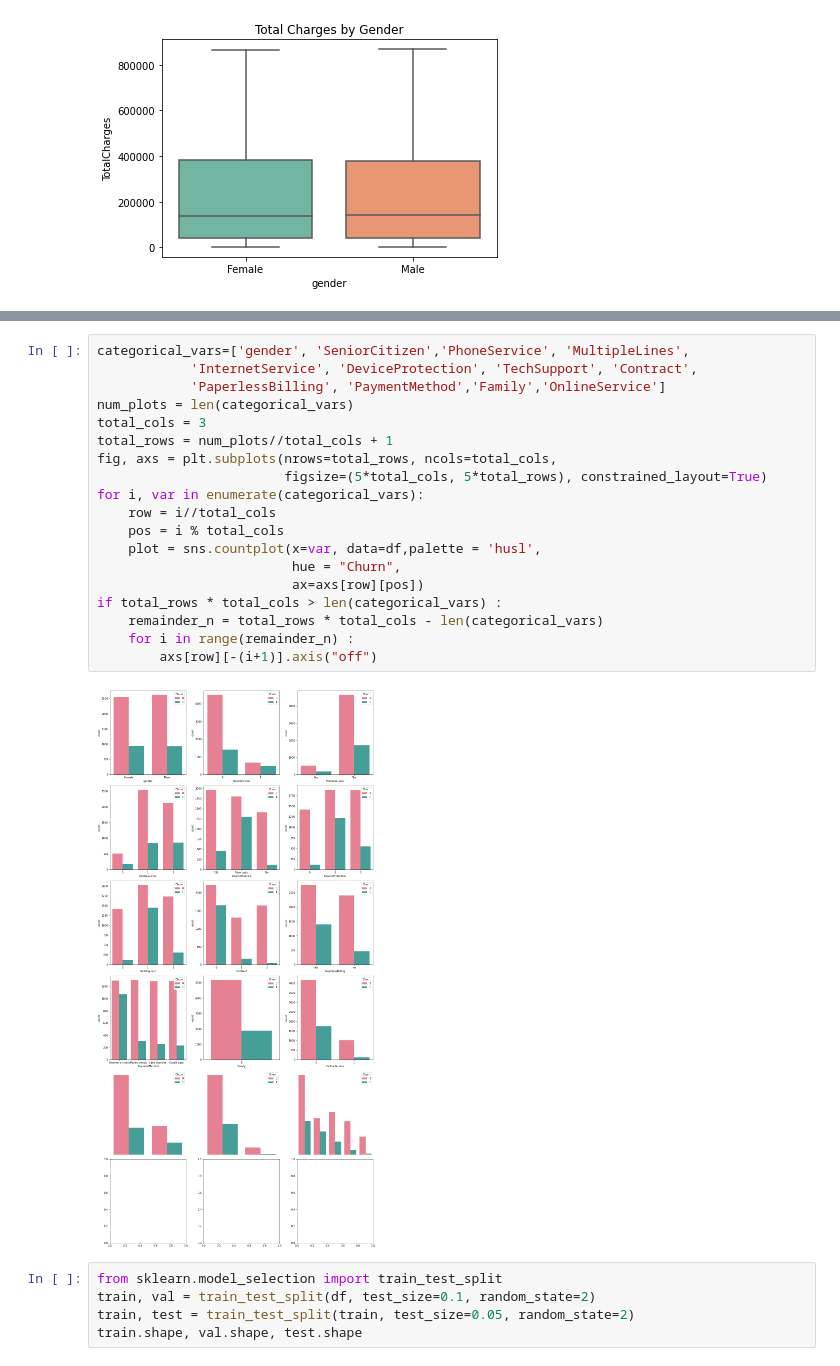
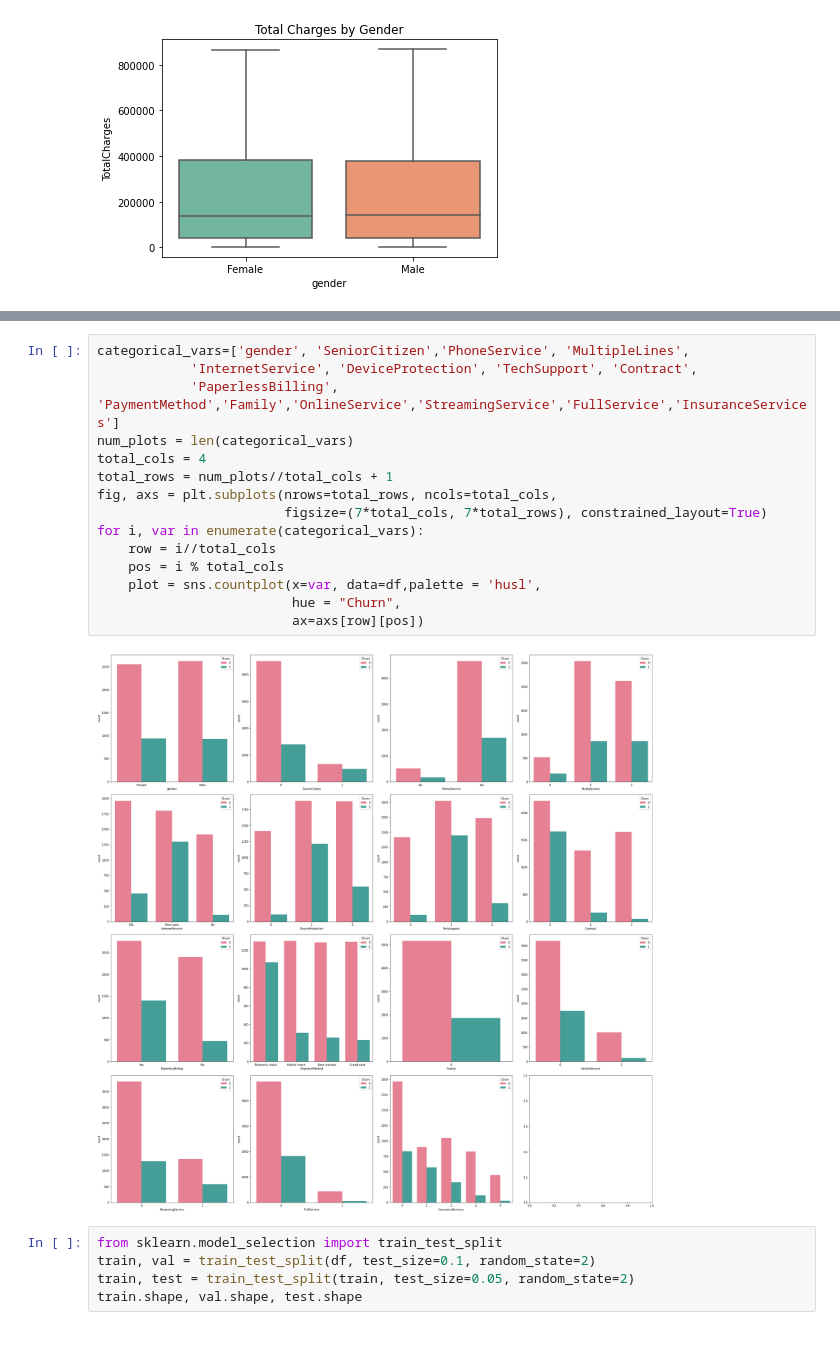
Before and after one commit to threegenie/churn_project, a Jupyter notebook: telco_customer_churn.ipynb, the cells around one changed output, grey strips where cells are left out. Cells and saved outputs as stored; diff of their text form.

Commit message:
complete graph

```diff
--- a/telco_customer_churn.ipynb
+++ b/telco_customer_churn.ipynb
@@ -246,24 +212,20 @@ sns.countplot(x='InsuranceServices',hue = 'Churn',data=df,palette='Set1')
 # %%
 categorical_vars=['gender', 'SeniorCitizen','PhoneService', 'MultipleLines',
             'InternetService', 'DeviceProtection', 'TechSupport', 'Contract',
-            'PaperlessBilling', 'PaymentMethod','Family','OnlineService']
+            'PaperlessBilling', 'PaymentMethod','Family','OnlineService','StreamingService','FullService','InsuranceServices']
 num_plots = len(categorical_vars)
-total_cols = 3
+total_cols = 4
 total_rows = num_plots//total_cols + 1
 fig, axs = plt.subplots(nrows=total_rows, ncols=total_cols,
-                        figsize=(5*total_cols, 5*total_rows), constrained_layout=True)
+                        figsize=(7*total_cols, 7*total_rows), constrained_layout=True)
 for i, var in enumerate(categorical_vars):
     row = i//total_cols
     pos = i % total_cols
     plot = sns.countplot(x=var, data=df,palette = 'husl',
                          hue = "Churn",
                          ax=axs[row][pos])
-if total_rows * total_cols > len(categorical_vars) :
-    remainder_n = total_rows * total_cols - len(categorical_vars)
-    for i in range(remainder_n) :
-        axs[row][-(i+1)].axis("off")
 # %% [output]
-[figure, old version]
+[figure, new version]
 # %%
 from sklearn.model_selection import train_test_split
 train, val = train_test_split(df, test_size=0.1, random_state=2)
```
Also changed, not shown: parts of 22 cells of this notebook.
